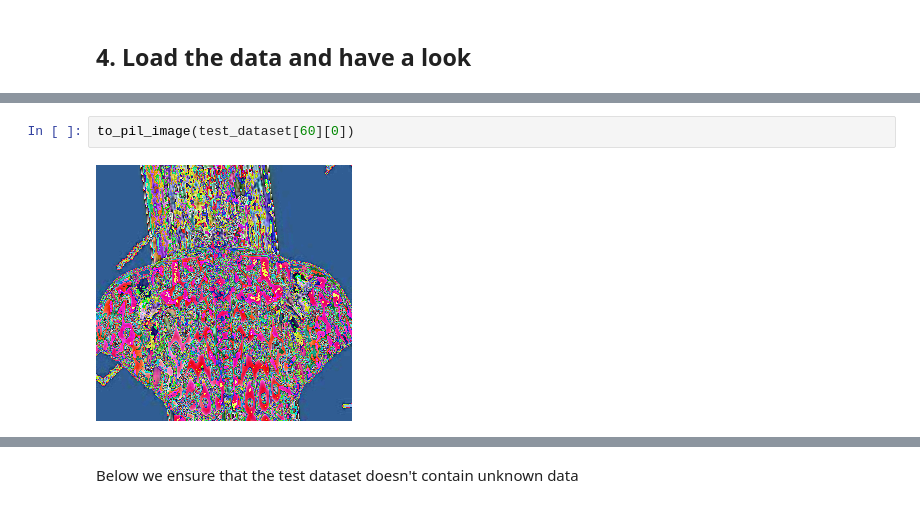
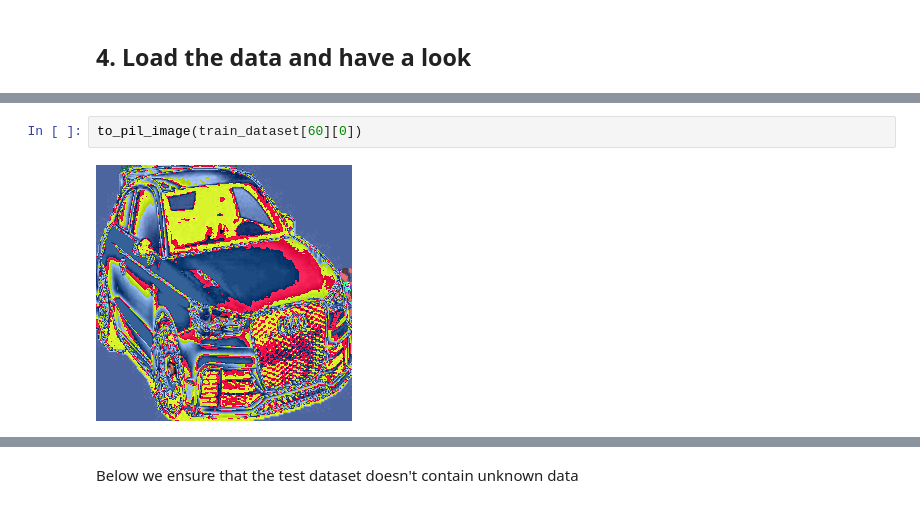
Before and after one commit to car-brand-detection/car-brand-detection, a Jupyter notebook: models/Efficient_Network.ipynb, the cells around one changed output, grey strips where cells are left out. Cells and saved outputs as stored; diff of their text form.

```diff
--- a/models/Efficient_Network.ipynb
+++ b/models/Efficient_Network.ipynb
@@ -300,7 +301,7 @@ test_dataset = CustomImagesDataset(
 # %%
-to_pil_image(test_dataset[60][0])
+to_pil_image(train_dataset[60][0])
 # %% [output]
-[figure, old version]
+[figure, new version]
 # %%
 config.num_of_classes = len(train_dataset.classes_)
 config.num_of_classes
```
Also changed, not shown: parts of 42 cells of this notebook.
